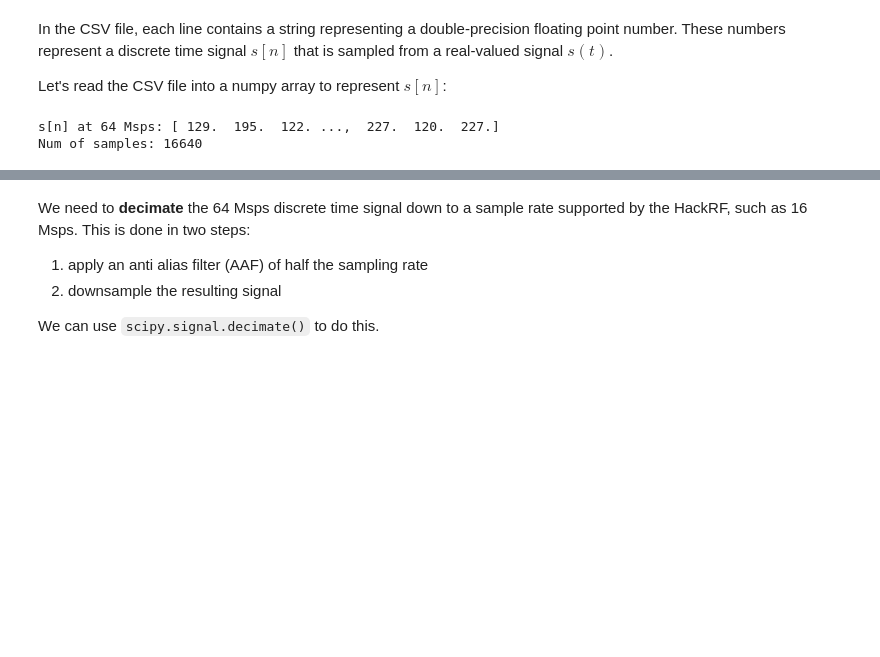
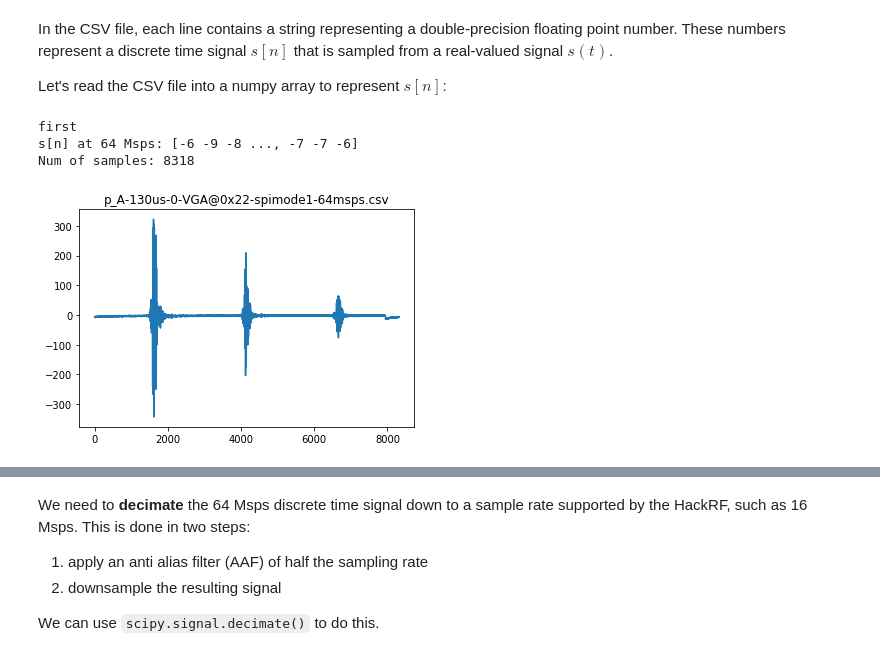
Before and after one commit to wlmeng11/SimpleRick, a Jupyter notebook: experiments/20180807/hackrf_ultrasound_simulator.ipynb, the cells around one changed output, grey strips where cells are left out. Drawn from its saved outputs; the diff is of its cells as text; code cells hidden in the pictures; blank space fills up the shorter version.

```diff
--- a/experiments/20180807/hackrf_ultrasound_simulator.ipynb
+++ b/experiments/20180807/hackrf_ultrasound_simulator.ipynb
@@ -39,12 +39,43 @@ In the CSV file, each line contains a string representing a double-precision flo
 These numbers represent a discrete time signal $s[n]$ that is sampled from a real-valued signal $s(t)$.
 
 Let's read the CSV file into a numpy array to represent $s[n]$:
-# %%
-import numpy as np
-csv_filename = 'p_A-130us-0-VGA@0x22-spimode1-64msps.csv'
-s_64M = np.loadtxt(csv_filename, dtype='float64')
-print("s[n] at 64 Msps: {}".format(s_64M))
-print("Num of samples: {}".format(s_64M.size))
-# %% [output]
-s[n] at 64 Msps: [ 129.  195.  122. ...,  227.  120.  227.]
-Num of samples: 16640
+# %%
+import numpy as np
+import matplotlib.pyplot as plt
+import re
+
+CSVFile = 'p_A-130us-0-VGA@0x22-spimode1-64msps.csv'
+AA = []
+lbl = []
+IDLine = []
+
+A = np.genfromtxt(CSVFile, delimiter=';').astype(int)[1:]
+tmp = []
+N = len(A)
+FF = CSVFile.split(".")[0].split("-")[-1]
+f = int(re.sub('[^0-9]','', FF))
+
+if (A[4]) > 0b111:
+    print("first")
+    for i in range(int(len(A)/2-1)):
+        value = 128*(A[2*i+0]&0b111) + A[2*i+1] - 512
+        tmp.append( value )
+else:
+    print("second")
+    for i in range(len(A)/2-1):
+        value = 128*(A[2*i+1]&0b111) + A[2*i+2] - 512
+        tmp.append( value )
+
+t = [ 1.0*x/f for x in range(len(tmp))]
+
+s_64M = np.array(tmp)
+print("s[n] at 64 Msps: {}".format(s_64M))
+print("Num of samples: {}".format(s_64M.size))
+fig = plt.plot(s_64M)
+plt.title(CSVFile)
+plt.show()
+# %% [output]
+first
+s[n] at 64 Msps: [-6 -9 -8 ..., -7 -7 -6]
+Num of samples: 8318
+[figure, added]
```
Also changed, not shown: parts of 8 cells of this notebook, 1 other file.
